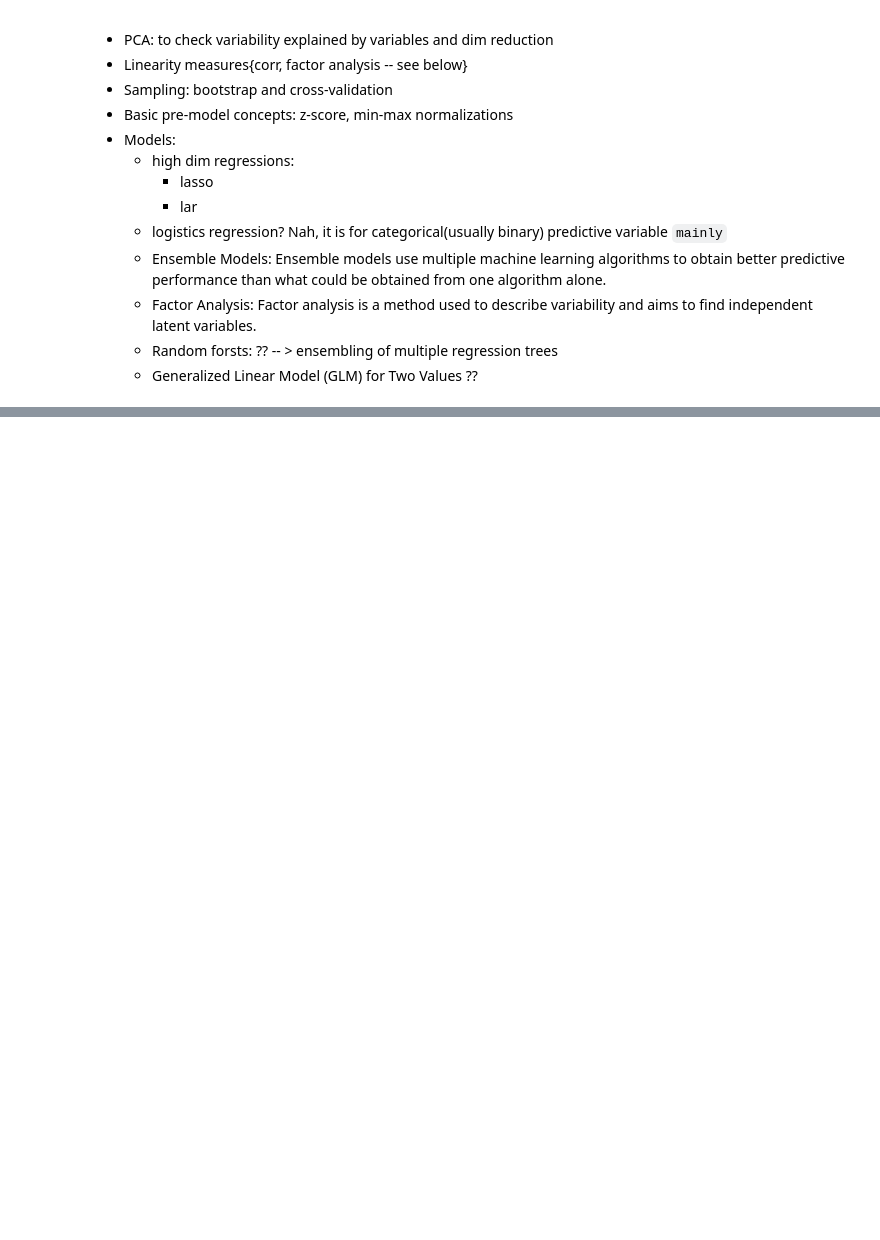
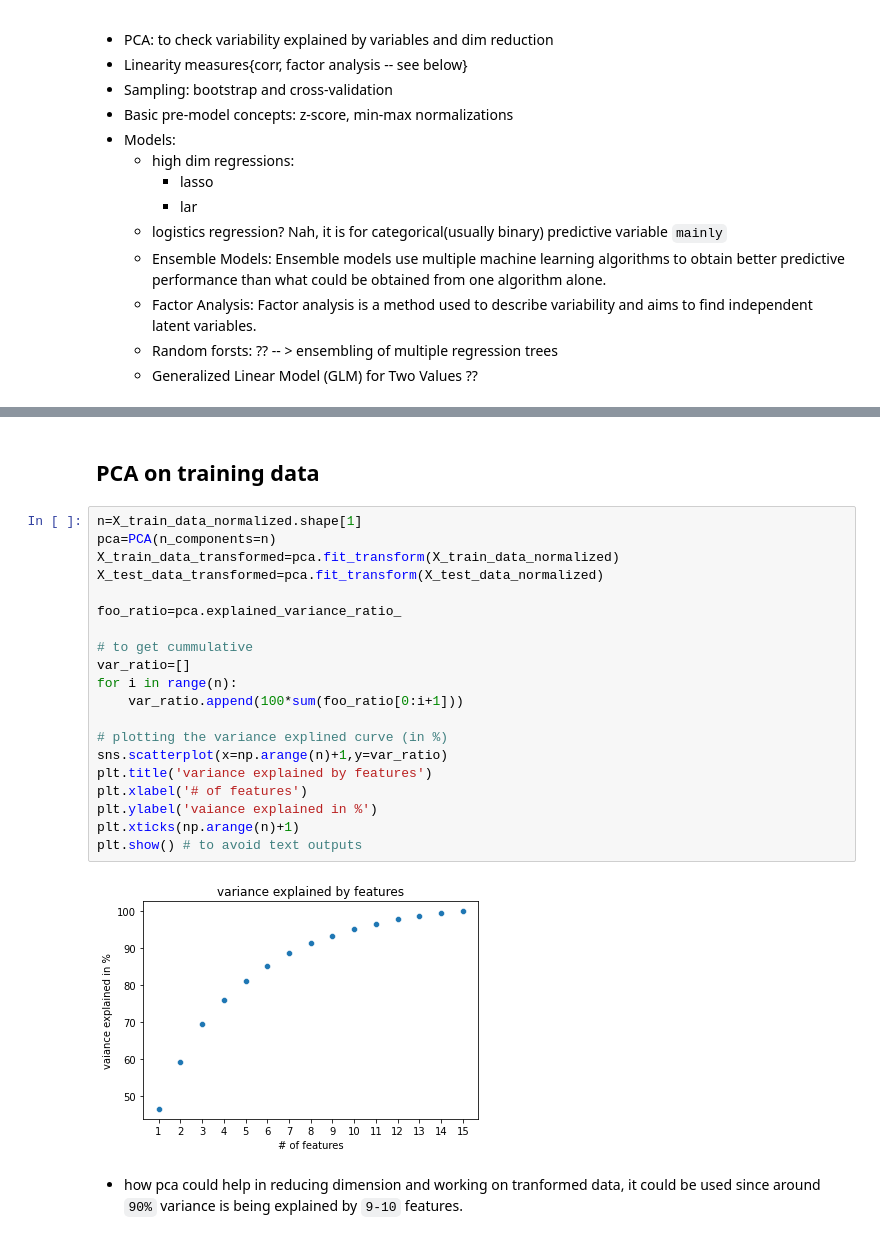
Before and after one commit to sunil-dhaka/ime692-project, a Jupyter notebook: main.ipynb, the cells around one changed output, grey strips where cells are left out. Saved outputs shown, nothing was run; the diff lists cells and outputs as text; blank space fills up the shorter version.

```diff
--- a/main.ipynb
+++ b/main.ipynb
@@ -126,0 +143,26 @@ dtype('O')
+# %% [markdown]
+## PCA on training data
+# %%
+n=X_train_data_normalized.shape[1]
+pca=PCA(n_components=n)
+X_train_data_transformed=pca.fit_transform(X_train_data_normalized)
+X_test_data_transformed=pca.fit_transform(X_test_data_normalized)
+
+foo_ratio=pca.explained_variance_ratio_
+
+# to get cummulative
+var_ratio=[]
+for i in range(n):
+    var_ratio.append(100*sum(foo_ratio[0:i+1]))
+
+# plotting the variance explined curve (in %)
+sns.scatterplot(x=np.arange(n)+1,y=var_ratio)
+plt.title('variance explained by features')
+plt.xlabel('# of features')
+plt.ylabel('vaiance explained in %')
+plt.xticks(np.arange(n)+1)
+plt.show() # to avoid text outputs
+# %% [output]
+[figure, added]
+# %% [markdown]
+- how pca could help in reducing dimension and working on tranformed data, it could be used since around `90%` variance is being explained by `9-10` features.
```
Also changed, not shown: parts of 9 cells of this notebook.
